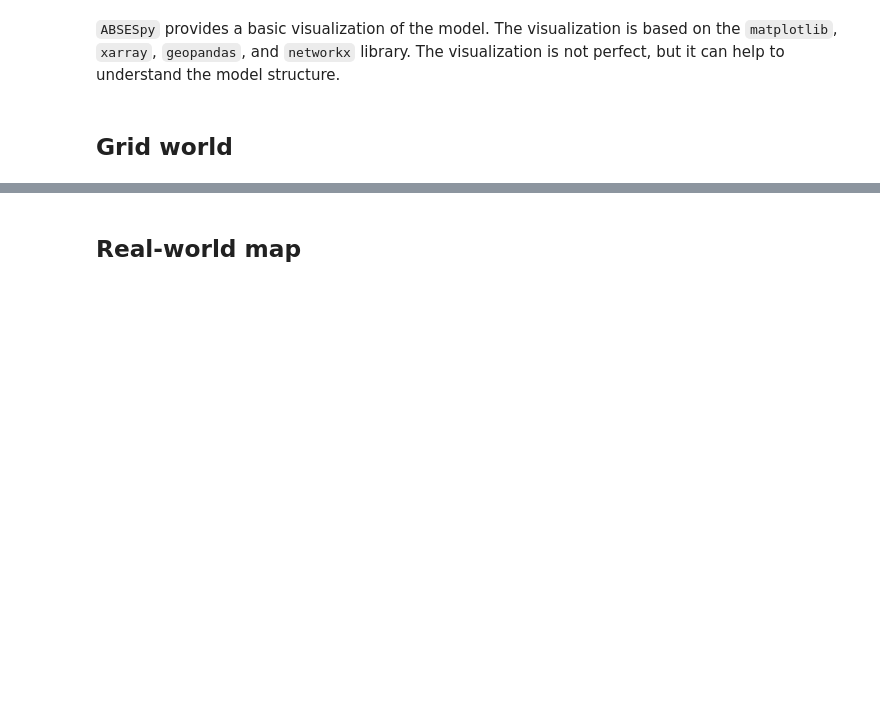
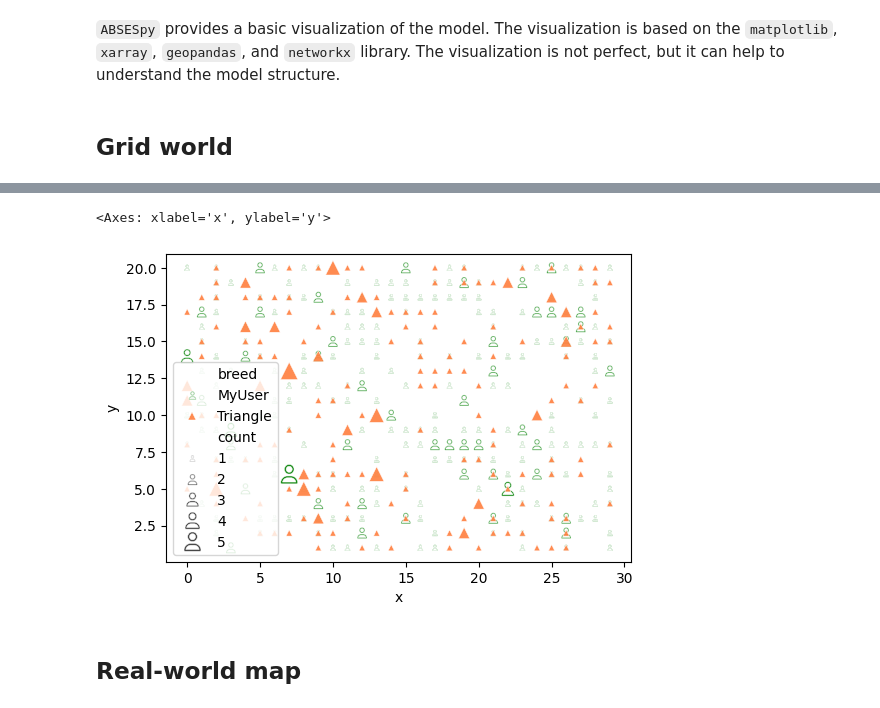
Before and after one commit to ABSESpy/ABSESpy, a Jupyter notebook: docs/tutorial/advanced/viz_model.ipynb, the cells around one changed output, grey strips where cells are left out. Cells and saved outputs as stored; diff of their text form; code cells hidden in the pictures; blank space fills up the shorter version.

```diff
--- a/docs/tutorial/advanced/viz_model.ipynb
+++ b/docs/tutorial/advanced/viz_model.ipynb
@@ -50,3 +41,10 @@ module.plot.show()
+# %%
+model.actors.plot.positions(
+    alpha=0.9, sizes=(20, 200), hue="breed", size="count"
+)
+# %% [output]
+<Axes: xlabel='x', ylabel='y'>
+[figure, added]
 # %% [markdown]
 ## Real-world map
 # %% [markdown]
```
Also changed, not shown: parts of 14 cells of this notebook, 11 other files.
